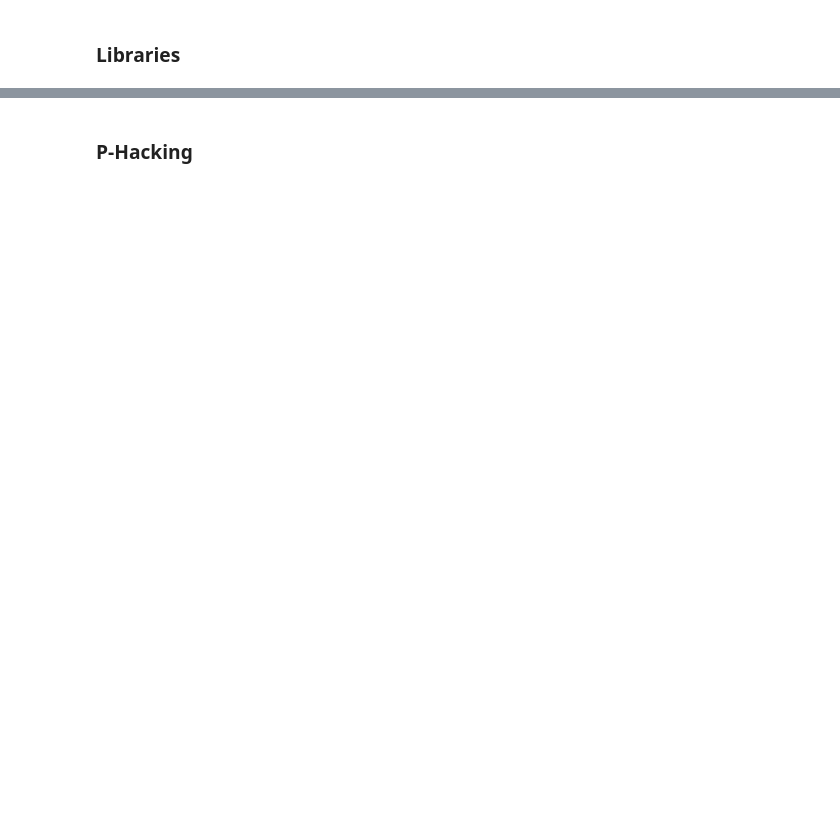
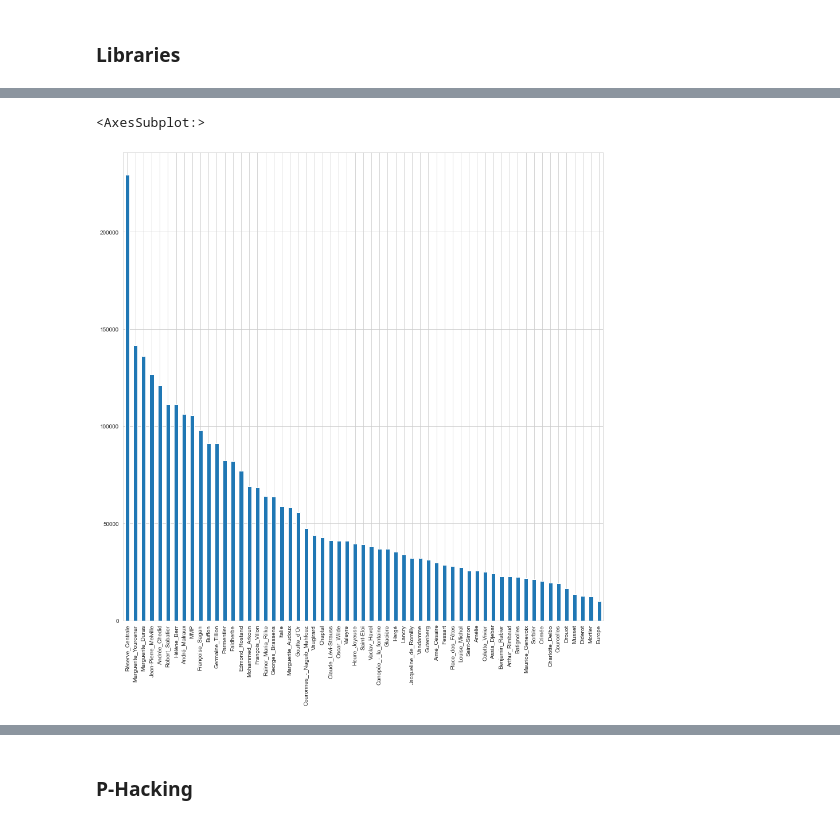
Before and after one commit to srosamont/Projects_Ironhack, a Jupyter notebook: Book_loan/Book_Loan_modeling.ipynb, the cells around one changed output, grey strips where cells are left out. Drawn from its saved outputs; the diff is of its cells as text; code cells hidden in the pictures; blank space fills up the shorter version.

```diff
--- a/Book_loan/Book_Loan_modeling.ipynb
+++ b/Book_loan/Book_Loan_modeling.ipynb
@@ -350,0 +33,4 @@ class Assumption_Tester_OLS:
+# %%
+df=pd.read_csv('Dataset_clean_Eng.csv')
+df.drop(['Unnamed: 0','Title', 'Initial_publisher','Author', 'Author_secondary',
+       'Co_Author','New_date','Total_loans'],axis=1,inplace=True)
@@ -350,0 +52,4 @@ class Assumption_Tester_OLS:
+# %%
+# Dummies
+Dummies_NA=[]
+Dummies_NA.extend(['Language','Categories_stat','DocType','Publisher'])
@@ -361,8 +70 @@ for col in dataBook.iloc[:,14:73].columns.to_list():
     HotEncod(col)
-# %%
-# Dummies
-Dummies_NA=[]
-Dummies_NA.append('Language')
-Dummies_NA.append('Categories_stat')
-Dummies_NA.append('DocType')
-Dummies_NA.append('Publisher')
@@ -371,2 +71,9 @@ df1=df[['Language','Publisher','Categories_stat','DocType','Nombre_de_localisati
 # %%
-df1=pd.get_dummies(data=df1, columns=Dummies_NA,drop_first=True)
+df=pd.get_dummies(data=df, columns=Dummies_NA,drop_first=True)
+# %%
+#Number of different documents in each libraries:
+fig, axs = plt.subplots(figsize=(15,15))
+df.iloc[:,3:62].sum().sort_values(ascending=False).plot(kind='bar')
+# %% [output]
+<AxesSubplot:>
+[figure, added]
```
Also changed, not shown: parts of 21 cells of this notebook.
